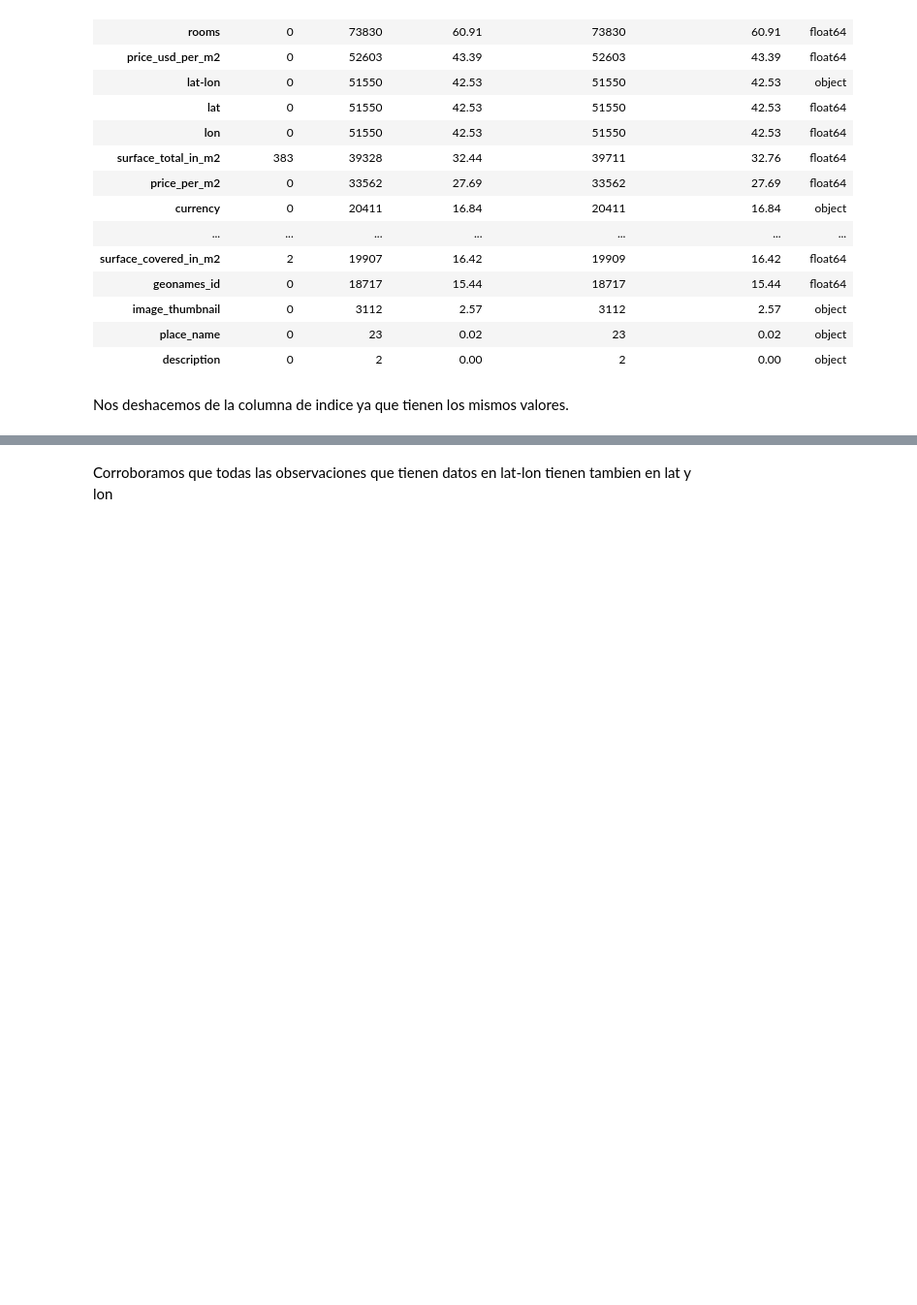
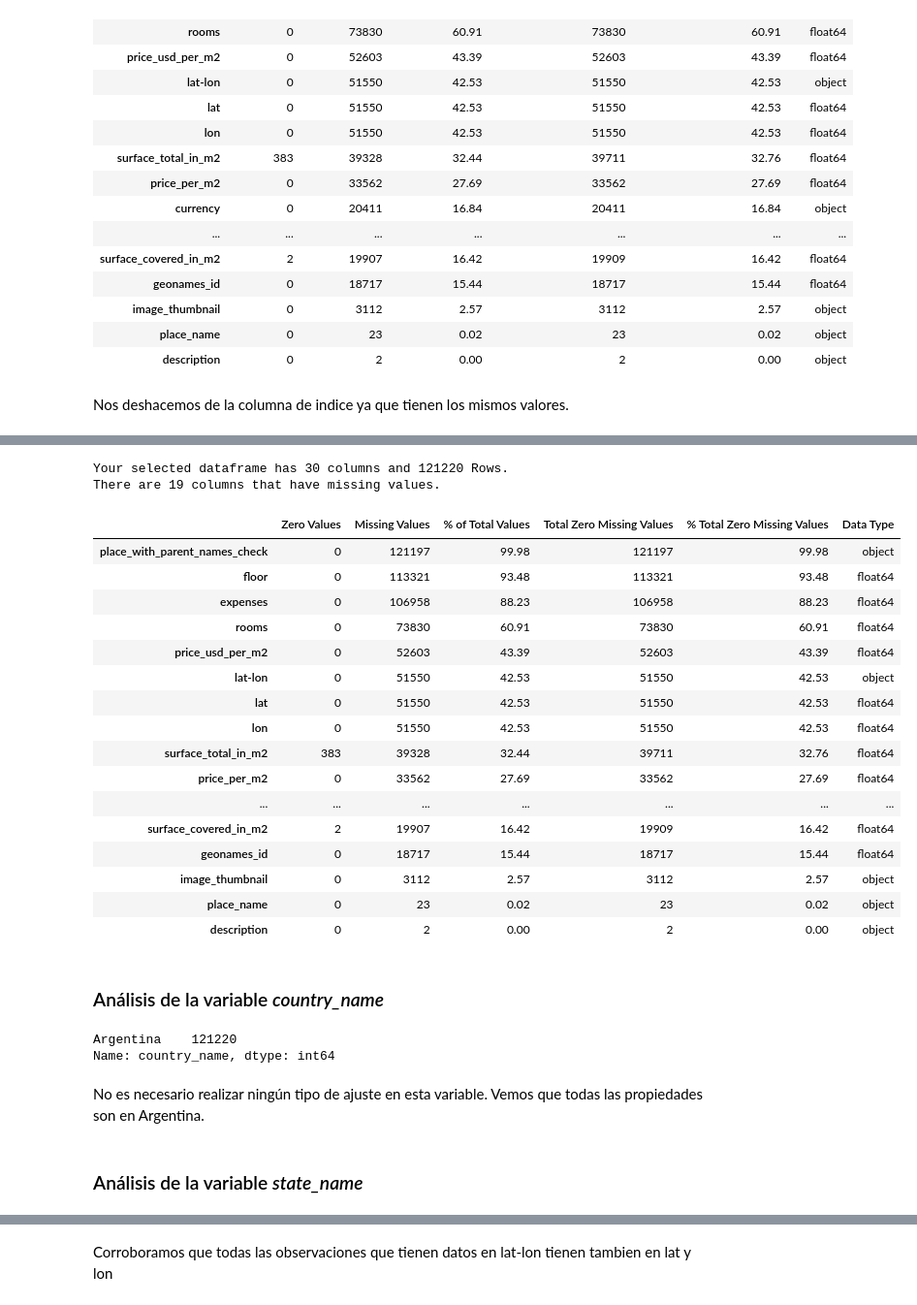
Before and after one commit to luisblafer/desafio-exploratorio, a Jupyter notebook: analisis-inicial.ipynb, the cells around one changed output, grey strips where cells are left out. Shown at 97% size. Saved outputs shown, nothing was run; the diff lists cells and outputs as text; code cells hidden in the pictures; blank space fills up the shorter version.

```diff
--- a/analisis-inicial.ipynb
+++ b/analisis-inicial.ipynb
@@ -111,0 +186,33 @@ dtype: object
+# %%
+missing_zero_values_table(data)
+# %% [output]
+Your selected dataframe has 30 columns and 121220 Rows.
+There are 19 columns that have missing values.
+|  | Zero Values | Missing Values | % of Total Values | Total Zero Missing Values | % Total Zero Missing Values | Data Type |
+| place_with_parent_names_check | 0 | 121197 | 99.98 | 121197 | 99.98 | object |
+| floor | 0 | 113321 | 93.48 | 113321 | 93.48 | float64 |
+| expenses | 0 | 106958 | 88.23 | 106958 | 88.23 | float64 |
+| rooms | 0 | 73830 | 60.91 | 73830 | 60.91 | float64 |
+| price_usd_per_m2 | 0 | 52603 | 43.39 | 52603 | 43.39 | float64 |
+| lat-lon | 0 | 51550 | 42.53 | 51550 | 42.53 | object |
+| lat | 0 | 51550 | 42.53 | 51550 | 42.53 | float64 |
+| lon | 0 | 51550 | 42.53 | 51550 | 42.53 | float64 |
+| surface_total_in_m2 | 383 | 39328 | 32.44 | 39711 | 32.76 | float64 |
+| price_per_m2 | 0 | 33562 | 27.69 | 33562 | 27.69 | float64 |
+| ... | ... | ... | ... | ... | ... | ... |
+| surface_covered_in_m2 | 2 | 19907 | 16.42 | 19909 | 16.42 | float64 |
+| geonames_id | 0 | 18717 | 15.44 | 18717 | 15.44 | float64 |
+| image_thumbnail | 0 | 3112 | 2.57 | 3112 | 2.57 | object |
+| place_name | 0 | 23 | 0.02 | 23 | 0.02 | object |
+| description | 0 | 2 | 0.00 | 2 | 0.00 | object |
+# %% [markdown]
+### Análisis de la variable _country_name_
+# %%
+data['country_name'].value_counts()
+# %% [output]
+Argentina    121220
+Name: country_name, dtype: int64
+# %% [markdown]
+No es necesario realizar ningún tipo de ajuste en esta variable. Vemos que todas las propiedades son en Argentina.
+# %% [markdown]
+### Análisis de la variable _state_name_
```
Also changed, not shown: parts of 25 cells of this notebook.
